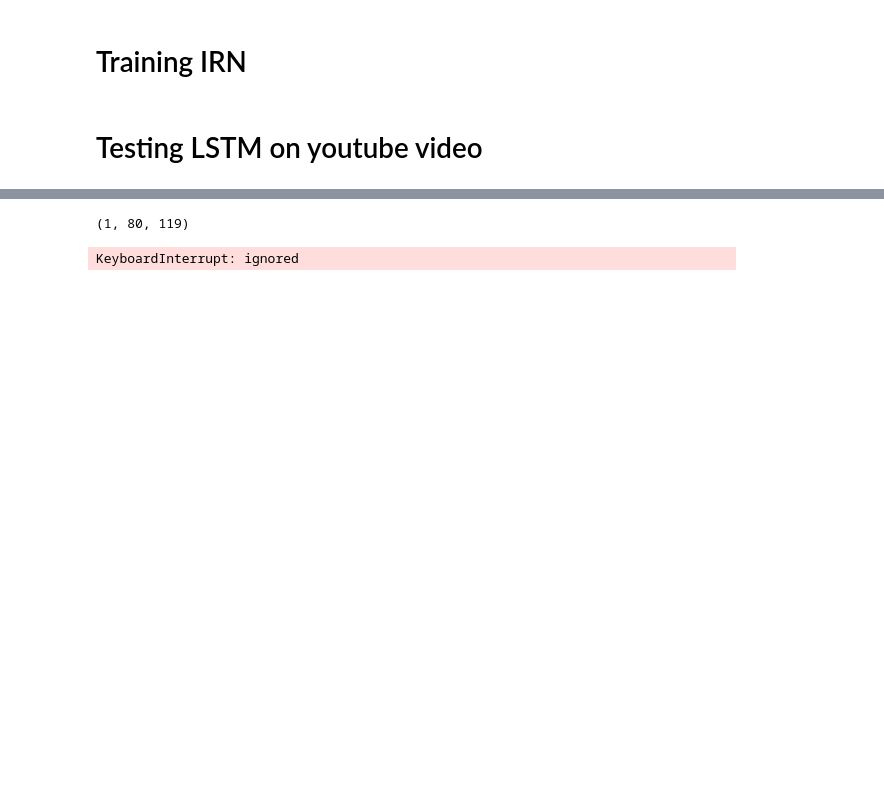
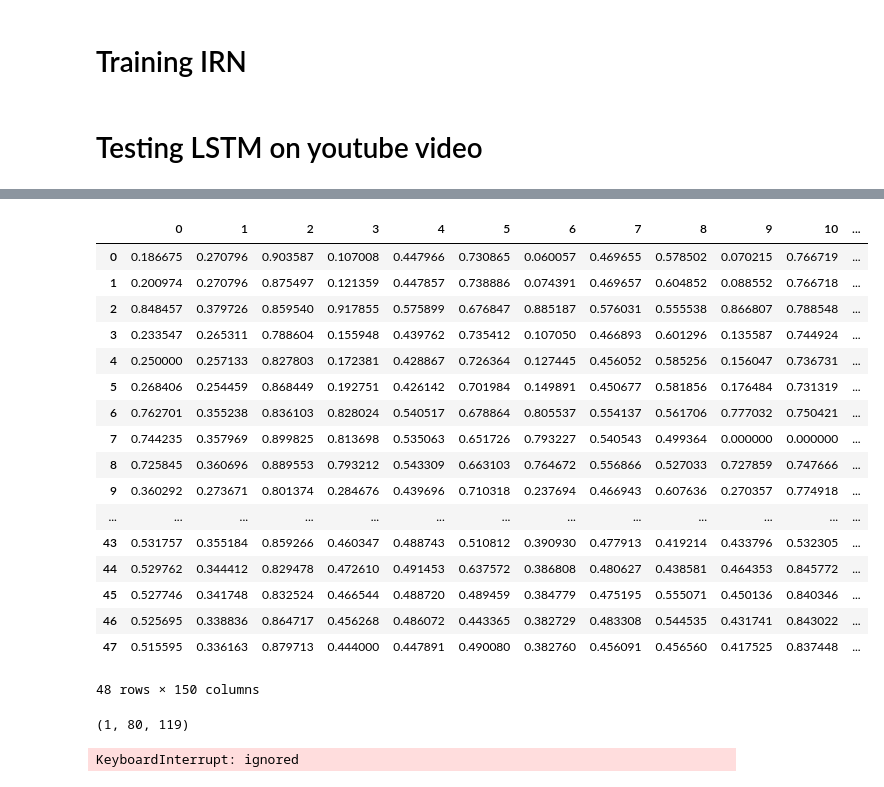
Before and after one commit to Iterb/Human-interaction-recognition, a Jupyter notebook: Preprocess_data.ipynb, the cells around one changed output, grey strips where cells are left out. Cells and saved outputs as stored; diff of their text form; code cells hidden in the pictures; blank space fills up the shorter version.

```diff
--- a/Preprocess_data.ipynb
+++ b/Preprocess_data.ipynb
@@ -1235,0 +1318,21 @@ X = X.reshape(1,LIN_SIZE,119)
+# %%
+frame_data
+# %% [output]
+|  | 0 | 1 | 2 | 3 | 4 | 5 | 6 | 7 | 8 | 9 | 10 | ... |
+| 0 | 0.186675 | 0.270796 | 0.903587 | 0.107008 | 0.447966 | 0.730865 | 0.060057 | 0.469655 | 0.578502 | 0.070215 | 0.766719 | ... |
+| 1 | 0.200974 | 0.270796 | 0.875497 | 0.121359 | 0.447857 | 0.738886 | 0.074391 | 0.469657 | 0.604852 | 0.088552 | 0.766718 | ... |
+| 2 | 0.848457 | 0.379726 | 0.859540 | 0.917855 | 0.575899 | 0.676847 | 0.885187 | 0.576031 | 0.555538 | 0.866807 | 0.788548 | ... |
+| 3 | 0.233547 | 0.265311 | 0.788604 | 0.155948 | 0.439762 | 0.735412 | 0.107050 | 0.466893 | 0.601296 | 0.135587 | 0.744924 | ... |
+| 4 | 0.250000 | 0.257133 | 0.827803 | 0.172381 | 0.428867 | 0.726364 | 0.127445 | 0.456052 | 0.585256 | 0.156047 | 0.736731 | ... |
+| 5 | 0.268406 | 0.254459 | 0.868449 | 0.192751 | 0.426142 | 0.701984 | 0.149891 | 0.450677 | 0.581856 | 0.176484 | 0.731319 | ... |
+| 6 | 0.762701 | 0.355238 | 0.836103 | 0.828024 | 0.540517 | 0.678864 | 0.805537 | 0.554137 | 0.561706 | 0.777032 | 0.750421 | ... |
+| 7 | 0.744235 | 0.357969 | 0.899825 | 0.813698 | 0.535063 | 0.651726 | 0.793227 | 0.540543 | 0.499364 | 0.000000 | 0.000000 | ... |
+| 8 | 0.725845 | 0.360696 | 0.889553 | 0.793212 | 0.543309 | 0.663103 | 0.764672 | 0.556866 | 0.527033 | 0.727859 | 0.747666 | ... |
+| 9 | 0.360292 | 0.273671 | 0.801374 | 0.284676 | 0.439696 | 0.710318 | 0.237694 | 0.466943 | 0.607636 | 0.270357 | 0.774918 | ... |
+| ... | ... | ... | ... | ... | ... | ... | ... | ... | ... | ... | ... | ... |
+| 43 | 0.531757 | 0.355184 | 0.859266 | 0.460347 | 0.488743 | 0.510812 | 0.390930 | 0.477913 | 0.419214 | 0.433796 | 0.532305 | ... |
+| 44 | 0.529762 | 0.344412 | 0.829478 | 0.472610 | 0.491453 | 0.637572 | 0.386808 | 0.480627 | 0.438581 | 0.464353 | 0.845772 | ... |
+| 45 | 0.527746 | 0.341748 | 0.832524 | 0.466544 | 0.488720 | 0.489459 | 0.384779 | 0.475195 | 0.555071 | 0.450136 | 0.840346 | ... |
+| 46 | 0.525695 | 0.338836 | 0.864717 | 0.456268 | 0.486072 | 0.443365 | 0.382729 | 0.483308 | 0.544535 | 0.431741 | 0.843022 | ... |
+| 47 | 0.515595 | 0.336163 | 0.879713 | 0.444000 | 0.447891 | 0.490080 | 0.382760 | 0.456091 | 0.456560 | 0.417525 | 0.837448 | ... |
+48 rows × 150 columns
```
Also changed, not shown: parts of 22 cells of this notebook.
